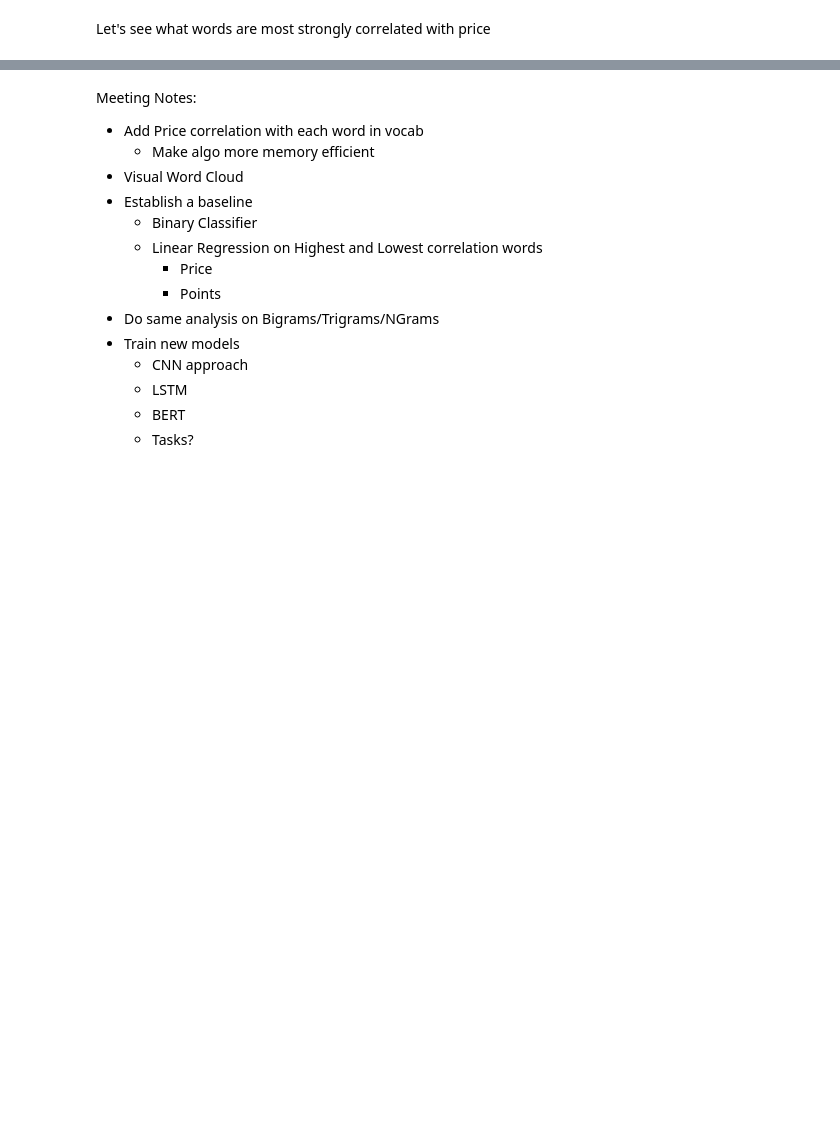
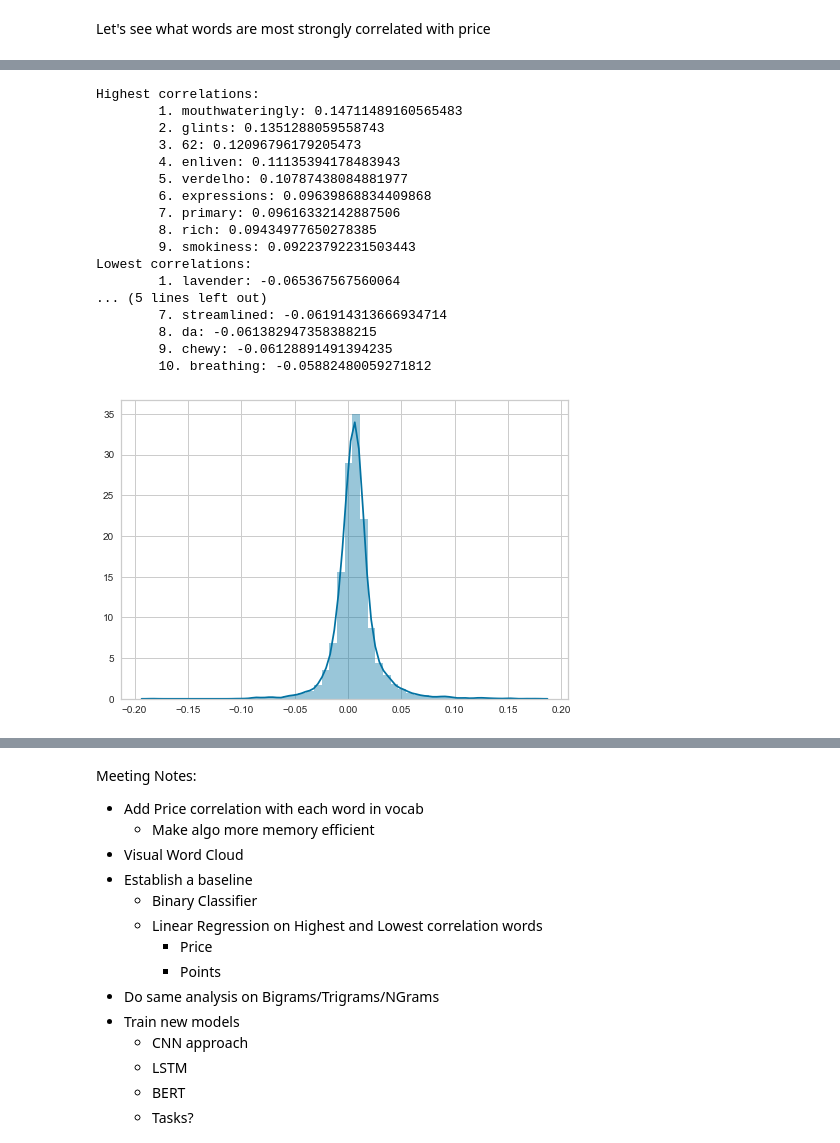
Before and after one commit to AustinDoolittle/WineReviewsNLP, a Jupyter notebook: EDA.ipynb, the cells around one changed output, grey strips where cells are left out. Saved outputs shown, nothing was run; the diff lists cells and outputs as text; code cells hidden in the pictures; blank space fills up the shorter version.

```diff
--- a/EDA.ipynb
+++ b/EDA.ipynb
@@ -371,0 +404,32 @@ NameError: name 'np' is not defined
+# %%
+train_price_df = train_df.dropna(subset=['price'], axis=0, inplace=False)
+
+price_vec = CountVectorizer(
+    lowercase=True,
+    stop_words=stop_words,
+    ngram_range=(1,1),
+    min_df=10
+)
+X_price = price_vec.fit_transform(train_price_df.description)
+price_corr = get_corr(X_price, train_price_df.price)
+# %%
+display_corr(price_corr, price_vec)
+# %% [output]
+Highest correlations:
+        1. mouthwateringly: 0.14711489160565483
+        2. glints: 0.1351288059558743
+        3. 62: 0.12096796179205473
+        4. enliven: 0.11135394178483943
+        5. verdelho: 0.10787438084881977
+        6. expressions: 0.09639868834409868
+        7. primary: 0.09616332142887506
+        8. rich: 0.09434977650278385
+        9. smokiness: 0.09223792231503443
+Lowest correlations:
+        1. lavender: -0.065367567560064
+... (5 lines left out)
+        7. streamlined: -0.061914313666934714
+        8. da: -0.061382947358388215
+        9. chewy: -0.06128891491394235
+        10. breathing: -0.05882480059271812
+[figure, added]
```
Also changed, not shown: parts of 15 cells of this notebook.
